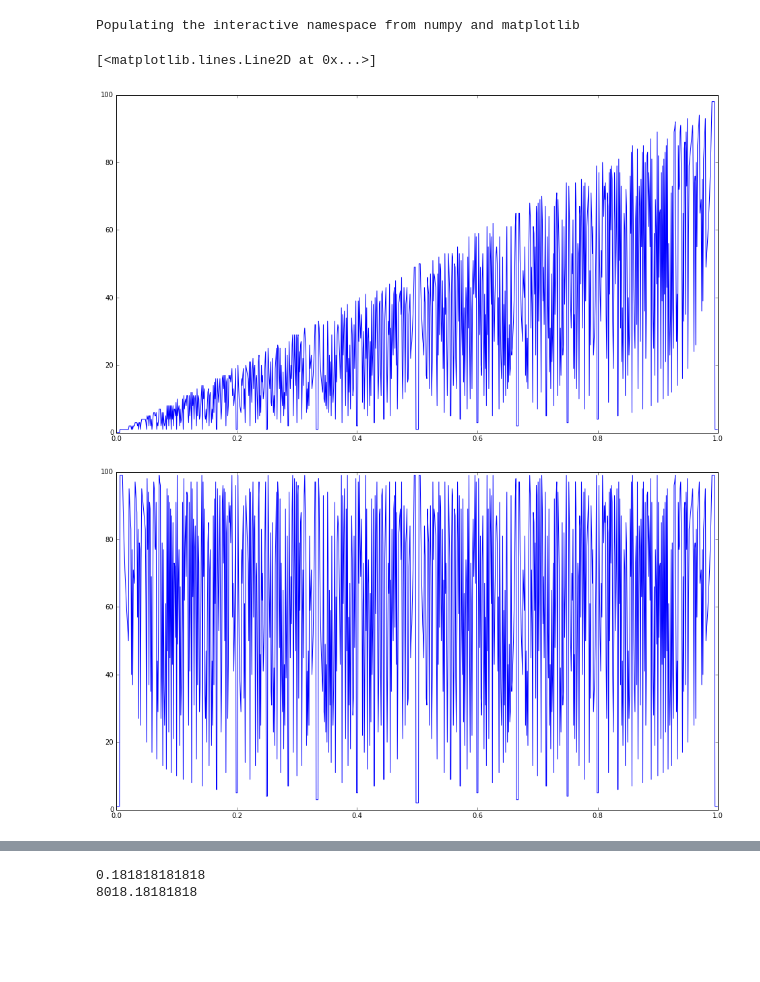
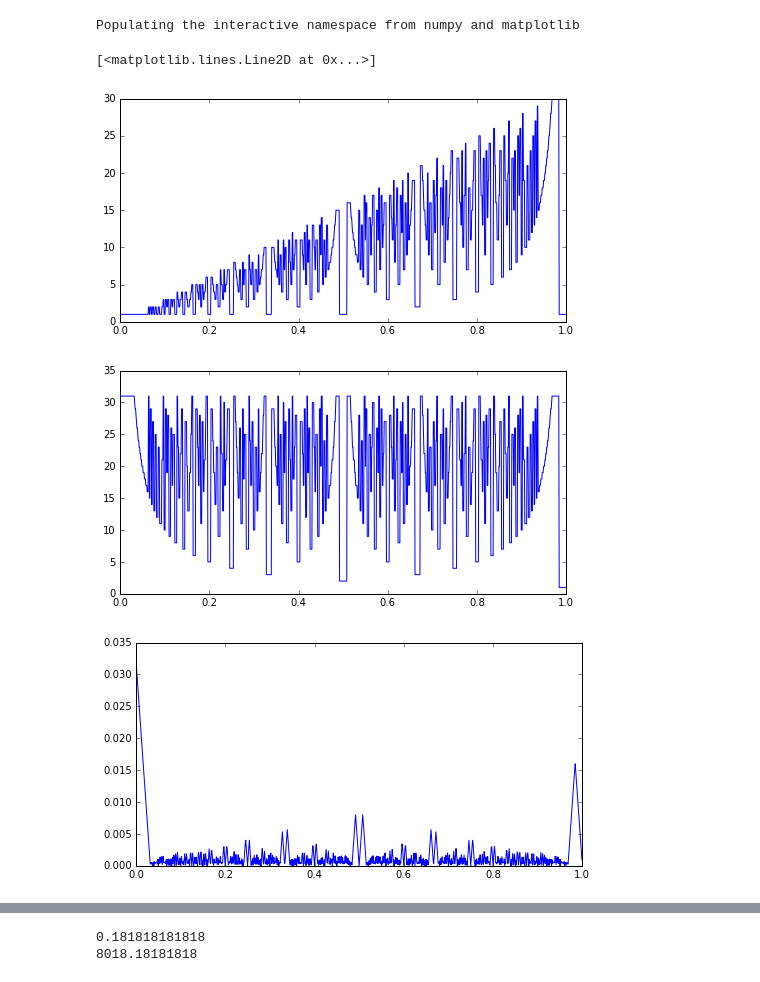
Before and after one commit to Shwe-creator/notebooks, a Jupyter notebook: 16_11_10 aliasing resample.ipynb, the cells around one changed output, grey strips where cells are left out. Drawn from its saved outputs; the diff is of its cells as text; code cells hidden in the pictures; blank space fills up the shorter version.

```diff
--- a/16_11_10 aliasing resample.ipynb
+++ b/16_11_10 aliasing resample.ipynb
@@ -22,30 +22,38 @@ Populating the interactive namespace from numpy and matplotlib
 # %%
 # This function takes a real ratio (e.g. 0.33333) and finds a rational approximation from a set of integers (e.g. 1/3)
 
 def rationalize_real(ratio, A=[0, 1, 2, 3, 4, 5, 6, 7, 8], B=[1, 2, 3, 4, 5, 6, 7, 8]):
     closest = (None, None)
     for a in A:
         for b in B:
             if a > b:
                 pass
             ratio_approx = float(a) / b
             error = abs(ratio_approx - ratio)
             if closest[0] is None or error < closest[0]:
                 closest = (error, (a, b))
     return closest[1]
 
+block_size = 16
 rats = np.arange(0.0, 1.0, 0.001)
 nums = []
 dens = []
+errs = []
+ranges = []
 for rat in rats:
-    a, b = rationalize_real(rat, A=range(0, 100), B=range(1, 100))
+    a, b = rationalize_real(rat, A=range(1, 32), B=range(1, 32))
+    error = abs((float(a) / b) - rat)
+    errs.append(error)
     nums.append(a)
     dens.append(b)
-plt.figure(figsize=(16, 9))
+plt.figure(figsize=(8, 4))
 plt.plot(rats, nums)
-plt.figure(figsize=(16, 9))
+plt.figure(figsize=(8, 4))
 plt.plot(rats, dens)
+plt.figure(figsize=(8, 4))
+plt.plot(rats, errs)
 # %% [output]
 [<matplotlib.lines.Line2D at 0x...>]
-[figure, old version]
+[figure, new version]
-[figure, old version]
+[figure, new version]
+[figure, added]
```
Also changed, not shown: parts of 1 cell of this notebook, 1 other file.
